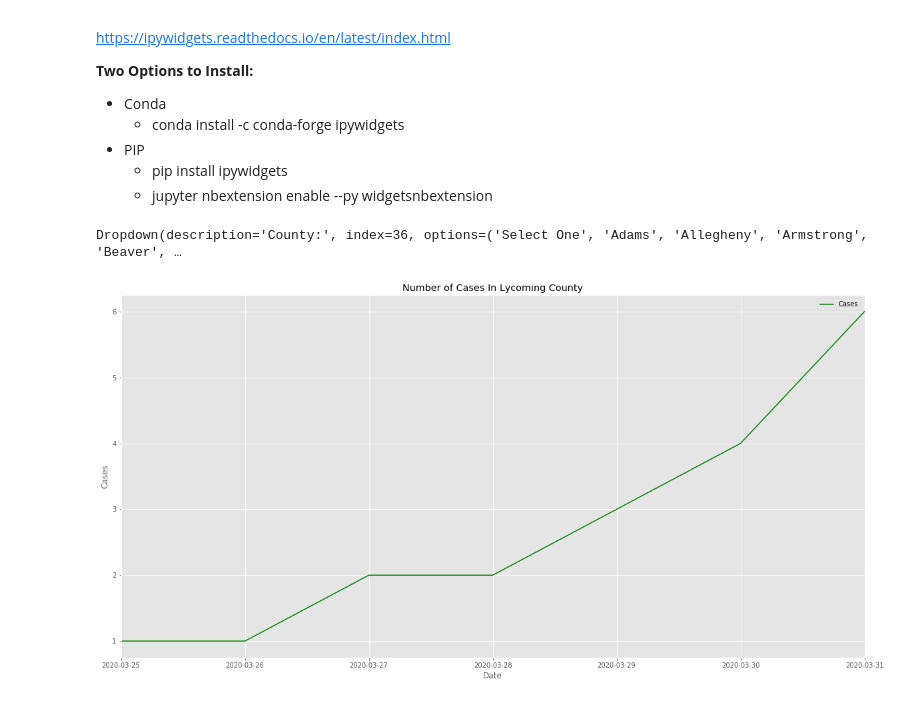
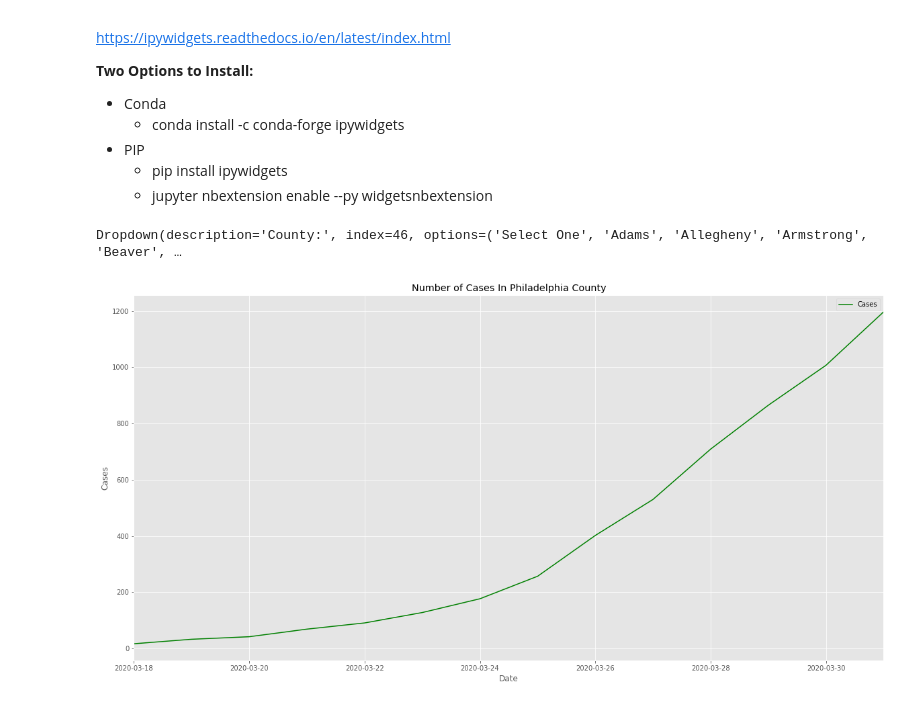
Before and after one commit to bchan01/covid-19-data-analysis, a Jupyter notebook: data-analysis.ipynb, the cells around one changed output. Drawn from its saved outputs; the diff is of its cells as text; code cells hidden in the pictures.

Commit message:
select Philadelphia as default county

```diff
--- a/data-analysis.ipynb
+++ b/data-analysis.ipynb
@@ -140,33 +140,37 @@ https://ipywidgets.readthedocs.io/en/latest/index.html
 # %%
 import ipywidgets as widgets
 from IPython.display import clear_output
 
+default_county = 'Philadelphia'
 country_widget = widgets.Dropdown(
     options= county_name_list,
-    value='Select One',
+    value= default_county,
     description='County:',
 )
 
+def refresh_chart(county_name):
+    # reset plot and widget
+    clear_output(wait=True)
+    display(country_widget)
+    if county_name != 'Select One':
+        df_counties = pd.read_csv("pa_county.csv")
+        df_county = df_counties[df_counties['County'] == county_name]
+        df_county = df_county.sort_values('Date', ascending = True)
+        style.use('ggplot')
+        ax = plt.gca()
+        df_county.plot(kind='line',x='Date',y='Cases', color='green', ax=ax, figsize=(20,10))
+        plt.title('Number of Cases In ' + county_name +' County')
+        plt.xlabel('Date')
+        plt.ylabel('Cases')
+        plt.show()
+
 def on_change(change):
     if change['type'] == 'change' and change['name'] == 'value':
-        # reset plot and widget
-        clear_output(wait=True)
-        display(country_widget)
-        if change['new'] != 'Select One':
-            county_name = change['new']
-            df_counties = pd.read_csv("pa_county.csv")
-            df_county = df_counties[df_counties['County'] == county_name]
-            df_county = df_county.sort_values('Date', ascending = True)
-            style.use('ggplot')
-            ax = plt.gca()
-            df_county.plot(kind='line',x='Date',y='Cases', color='green', ax=ax, figsize=(20,10))
-            plt.title('Number of Cases In ' + county_name +' County')
-            plt.xlabel('Date')
-            plt.ylabel('Cases')
-            plt.show()
+        refresh_chart(change['new'])
 
 country_widget.observe(on_change)
 display(country_widget)
+refresh_chart(default_county)
 # %% [output]
-Dropdown(description='County:', index=36, options=('Select One', 'Adams', 'Allegheny', 'Armstrong', 'Beaver', …
+Dropdown(description='County:', index=46, options=('Select One', 'Adams', 'Allegheny', 'Armstrong', 'Beaver', …
-[figure, old version]
+[figure, new version]
```
